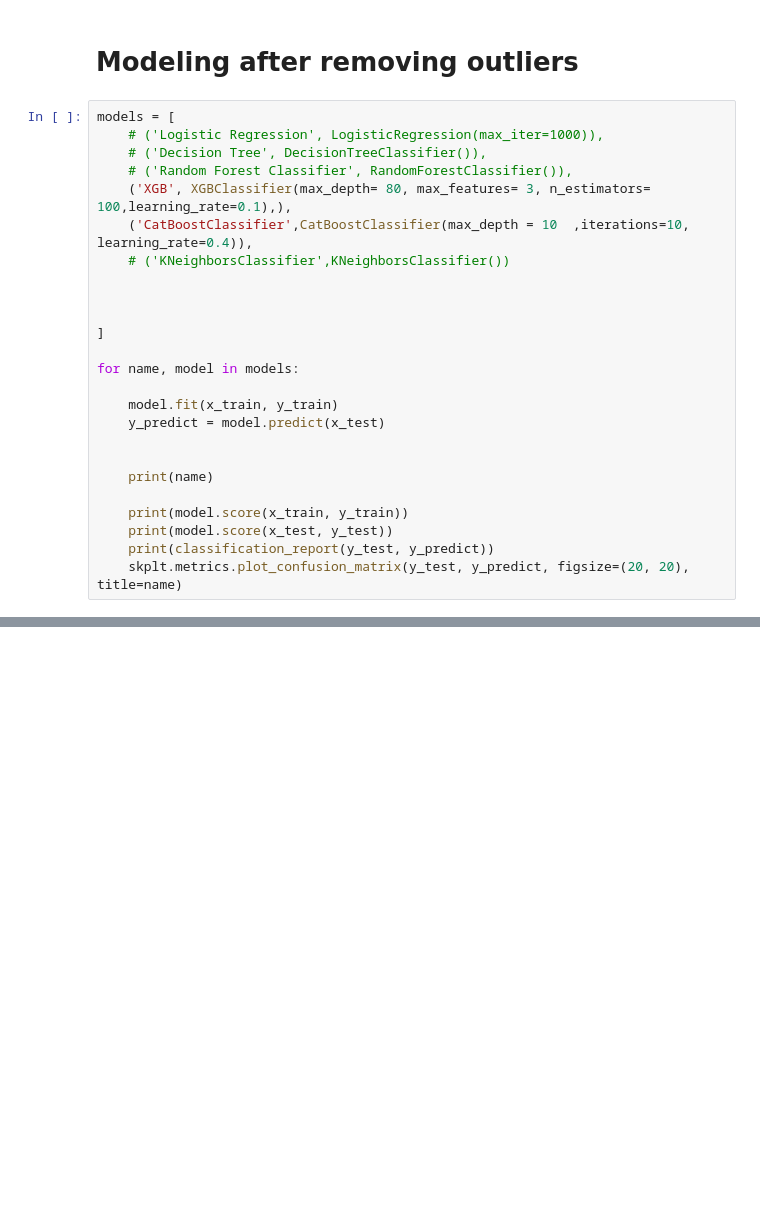
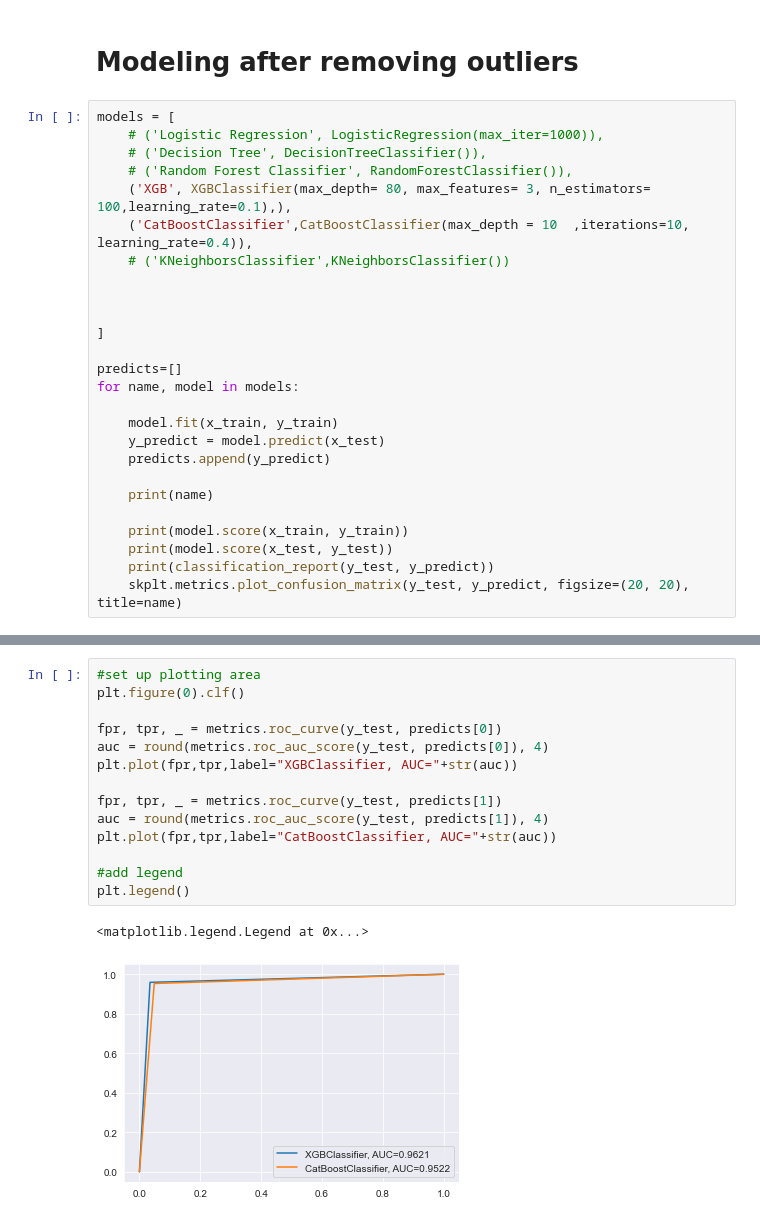
Before and after one commit to IinjyI/Airlines-Customer-Satisfaction, a Jupyter notebook: code-and-dataset/preprocessing-and-modeling.ipynb, the cells around one changed output, grey strips where cells are left out. Cells and saved outputs as stored; diff of their text form; blank space fills up the shorter version.

```diff
--- a/code-and-dataset/preprocessing-and-modeling.ipynb
+++ b/code-and-dataset/preprocessing-and-modeling.ipynb
@@ -324,11 +329,12 @@ models = [
 
 ]
 
+predicts=[]
 for name, model in models:
 
     model.fit(x_train, y_train)
     y_predict = model.predict(x_test)
-
+    predicts.append(y_predict)
 
     print(name)
 
@@ -356,3 +362,20 @@ weighted avg       0.96      0.96      0.96     25976
 weighted avg       0.95      0.95      0.95     25976
 [figure]
 [figure]
+# %%
+#set up plotting area
+plt.figure(0).clf()
+
+fpr, tpr, _ = metrics.roc_curve(y_test, predicts[0])
+auc = round(metrics.roc_auc_score(y_test, predicts[0]), 4)
+plt.plot(fpr,tpr,label="XGBClassifier, AUC="+str(auc))
+
+fpr, tpr, _ = metrics.roc_curve(y_test, predicts[1])
+auc = round(metrics.roc_auc_score(y_test, predicts[1]), 4)
+plt.plot(fpr,tpr,label="CatBoostClassifier, AUC="+str(auc))
+
+#add legend
+plt.legend()
+# %% [output]
+<matplotlib.legend.Legend at 0x...>
+[figure, added]
```
Also changed, not shown: parts of 4 cells of this notebook, 4 other files.
